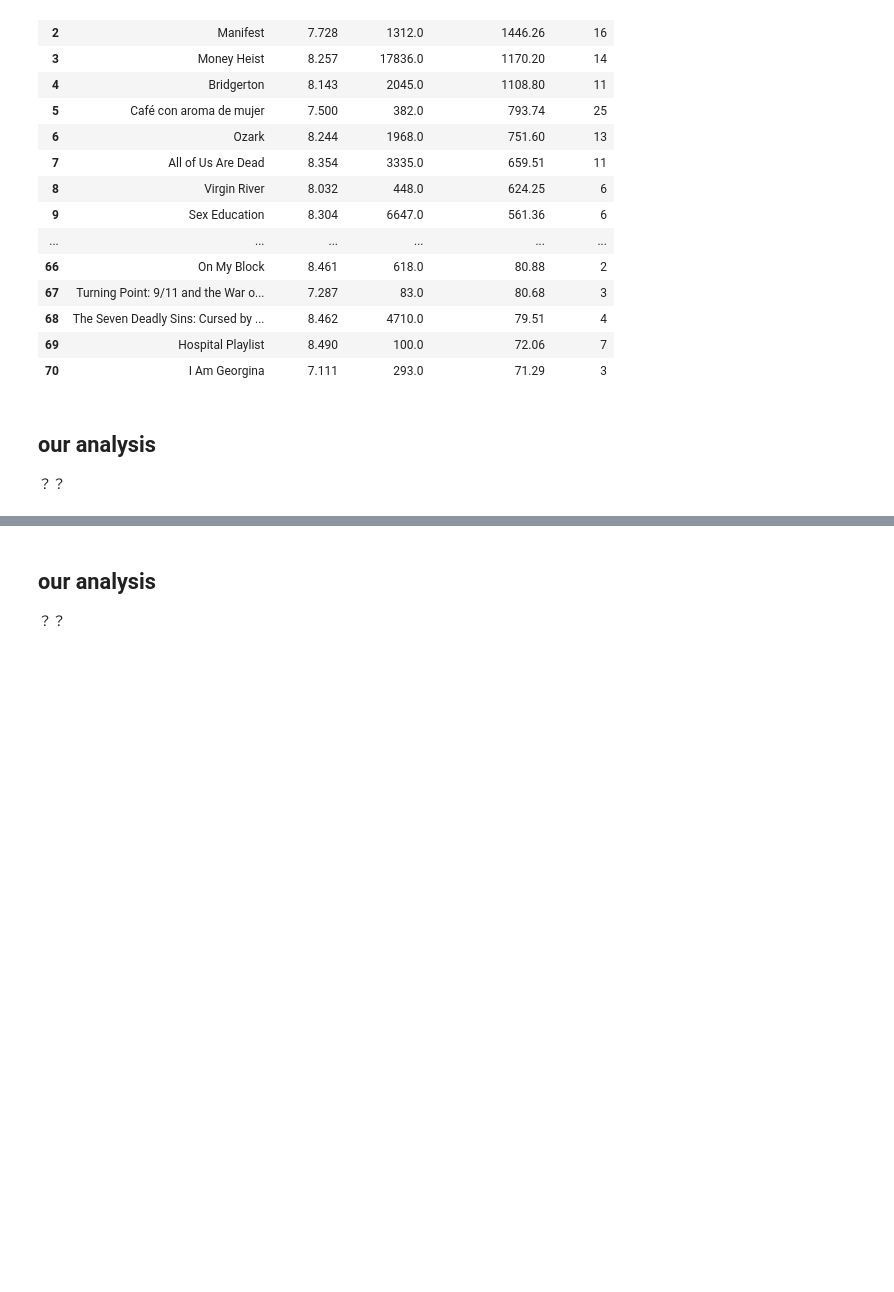
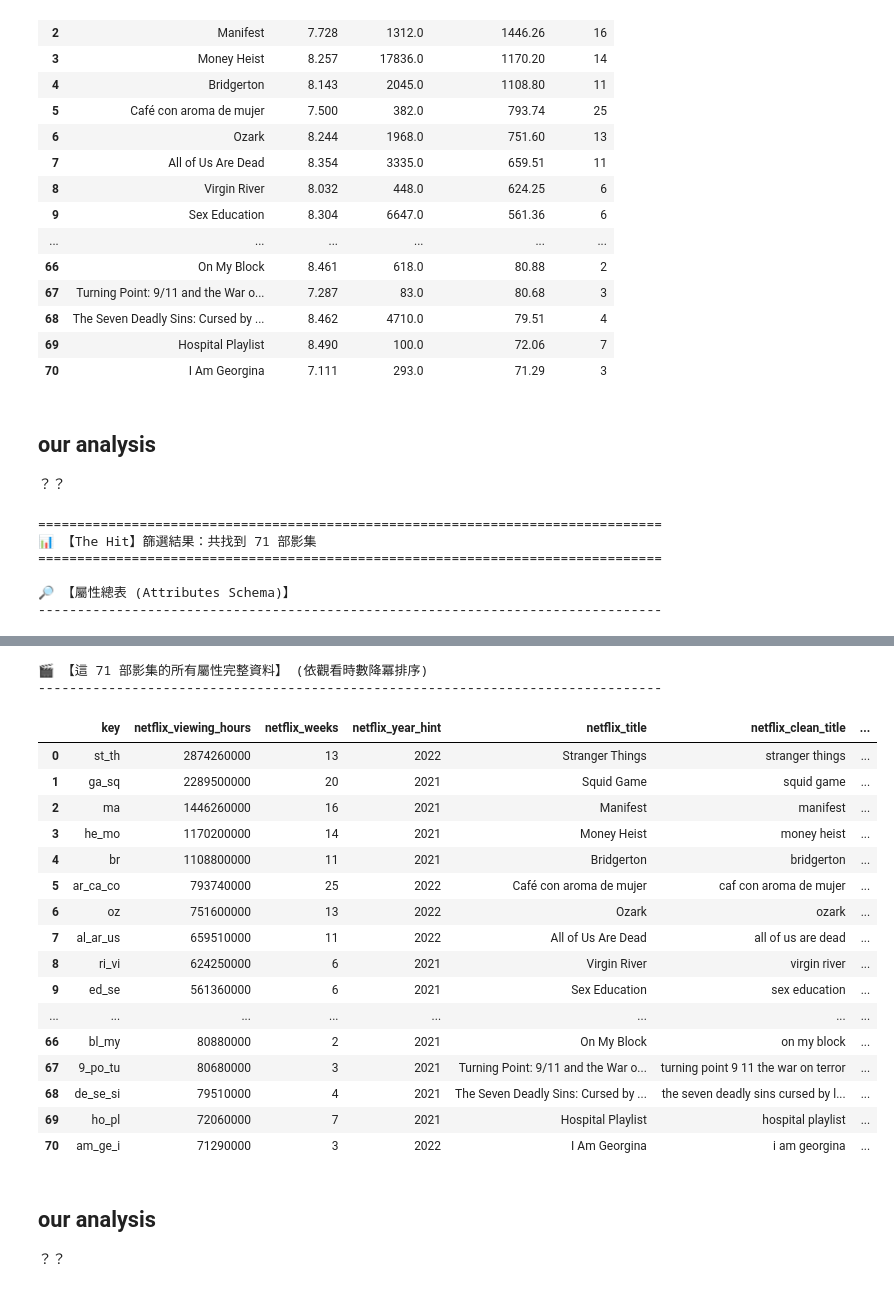
Before and after one commit to vincent-copy/netflix-writers, a Jupyter notebook: netflix-writer.ipynb, the cells around one changed output, grey strips where cells are left out. Saved outputs shown, nothing was run; the diff lists cells and outputs as text; code cells hidden in the pictures; blank space fills up the shorter version.

```diff
--- a/netflix-writer.ipynb
+++ b/netflix-writer.ipynb
@@ -442,3 +442,60 @@ display(df_hits_sorted[list(display_cols.keys())].rename(columns=display_cols))
 # %% [markdown]
 ## our analysis
 ？？
+# %%
+import pandas as pd
+
+# 1. 讀取資料集 (請確保此路徑與你之前的步驟一致)
+df = pd.read_csv("netflix/data/netflix.titles.composite.csv")
+
+# 2. 計算篩選門檻 (TMDb 評分前 50%, TMDb 投票數前 50%, 觀看時數大於平均值)
+df_valid_tmdb = df.dropna(subset=["tmdb_vote_average", "tmdb_vote_count"])
+
+tmdb_rating_p50 = df_valid_tmdb["tmdb_vote_average"].median()
+tmdb_votes_p50 = df_valid_tmdb["tmdb_vote_count"].median()
+netflix_hours_mean = df["netflix_viewing_hours"].mean()
+
+# 3. 篩選出這 71 部 The Hit 影集
+hit_condition = (
+    (df["tmdb_vote_average"] >= tmdb_rating_p50) &
+    (df["tmdb_vote_count"] >= tmdb_votes_p50) &
+    (df["netflix_viewing_hours"] > netflix_hours_mean)
+)
+df_hits = df[hit_condition].copy()
+
+# 4. 關鍵設定：強制 Pandas 展開所有欄位與資料，絕不使用 "..." 省略
+pd.set_option('display.max_columns', None)
+pd.set_option('display.max_rows', None)
+pd.set_option('display.width', 1000)
+
+print("=" * 80)
+print(f"📊 【The Hit】篩選結果：共找到 {len(df_hits)} 部影集")
+print("=" * 80)
+
+# ─── 步驟 A：輸出這 71 部影集擁有的「所有屬性（欄位）總表」 ───
+print("\n🔎 【屬性總表 (Attributes Schema)】")
+print("-" * 80)
+
+# 建立屬性分析表
+schema_df = pd.DataFrame({
+    "資料型態 (Dtype)": df_hits.dtypes,
+    "非空值數量 (Non-Null)": df_hits.notnull().sum(),
+    "缺失值數量 (Null)": df_hits.isnull().sum(),
+    "缺失值比例 (%)": (df_hits.isnull().sum() / len(df_hits) * 100).round(2).astype(str) + "%"
+})
+display(schema_df)
+
+# ─── 步驟 B：完整展示這 71 部影集的所有欄位數據（不省略） ───
+print("\n🎬 【這 71 部影集的所有屬性完整資料】 (依觀看時數降冪排序)")
+print("-" * 80)
+
+# 將觀看時數降冪排序，並在 Jupyter 中渲染成完整的 HTML 表格
+df_hits_sorted = df_hits.sort_values(by="netflix_viewing_hours", ascending=False).reset_index(drop=True)
+display(df_hits_sorted)
+# %% [output]
+================================================================================
+📊 【The Hit】篩選結果：共找到 71 部影集
+================================================================================
+
+🔎 【屬性總表 (Attributes Schema)】
+--------------------------------------------------------------------------------
@@ -445,3 +516,22 @@ display(df_hits_sorted[list(display_cols.keys())].rename(columns=display_cols))
+🎬 【這 71 部影集的所有屬性完整資料】 (依觀看時數降冪排序)
+--------------------------------------------------------------------------------
+|  | key | netflix_viewing_hours | netflix_weeks | netflix_year_hint | netflix_title | netflix_clean_title | ... |
+| 0 | st_th | 2874260000 | 13 | 2022 | Stranger Things | stranger things | ... |
+| 1 | ga_sq | 2289500000 | 20 | 2021 | Squid Game | squid game | ... |
+| 2 | ma | 1446260000 | 16 | 2021 | Manifest | manifest | ... |
+| 3 | he_mo | 1170200000 | 14 | 2021 | Money Heist | money heist | ... |
+| 4 | br | 1108800000 | 11 | 2021 | Bridgerton | bridgerton | ... |
+| 5 | ar_ca_co | 793740000 | 25 | 2022 | Café con aroma de mujer | caf con aroma de mujer | ... |
+| 6 | oz | 751600000 | 13 | 2022 | Ozark | ozark | ... |
+| 7 | al_ar_us | 659510000 | 11 | 2022 | All of Us Are Dead | all of us are dead | ... |
+| 8 | ri_vi | 624250000 | 6 | 2021 | Virgin River | virgin river | ... |
+| 9 | ed_se | 561360000 | 6 | 2021 | Sex Education | sex education | ... |
+| ... | ... | ... | ... | ... | ... | ... | ... |
+| 66 | bl_my | 80880000 | 2 | 2021 | On My Block | on my block | ... |
+| 67 | 9_po_tu | 80680000 | 3 | 2021 | Turning Point: 9/11 and the War o... | turning point 9 11 the war on terror | ... |
+| 68 | de_se_si | 79510000 | 4 | 2021 | The Seven Deadly Sins: Cursed by ... | the seven deadly sins cursed by l... | ... |
+| 69 | ho_pl | 72060000 | 7 | 2021 | Hospital Playlist | hospital playlist | ... |
+| 70 | am_ge_i | 71290000 | 3 | 2022 | I Am Georgina | i am georgina | ... |
 # %% [markdown]
 ## our analysis
 ？？
```
Also changed, not shown: parts of 1 cell of this notebook.
